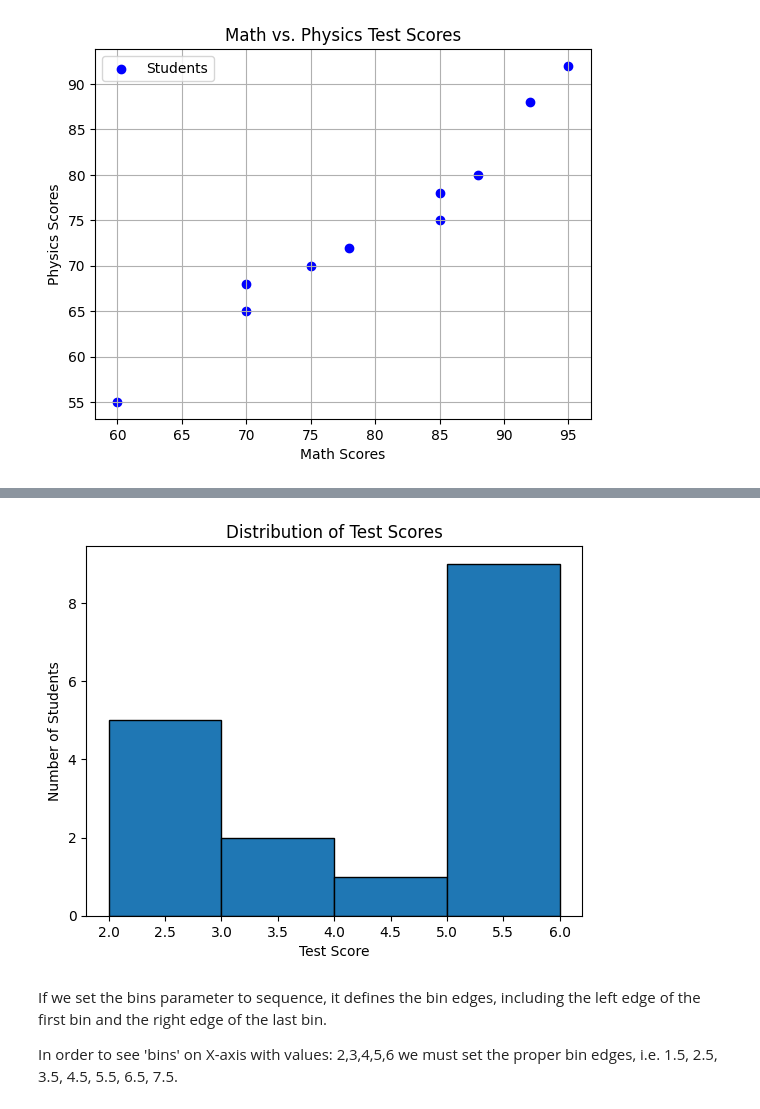
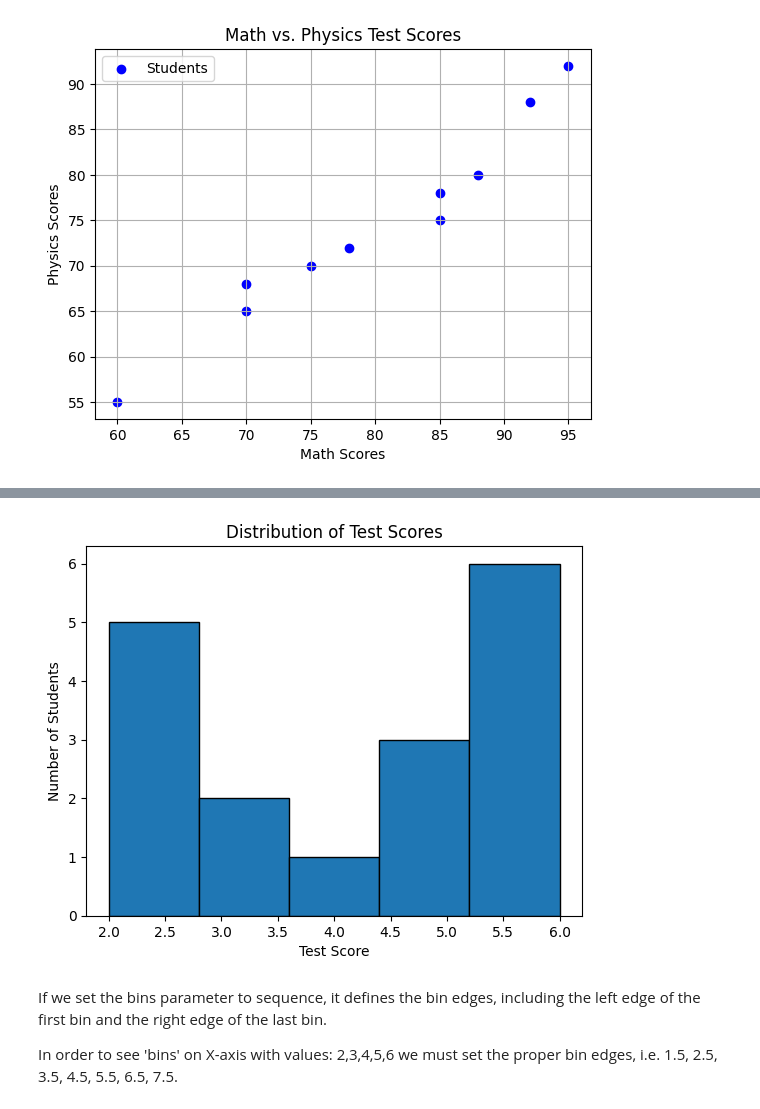
Before and after one commit to ProgressBG-Python-Course/JupyterNotebooksExamples, a Jupyter notebook: Notebooks/matplotlib_pandas_seaborn/matplotlib/matplotlib_plot_types.ipynb, the cells around one changed output, grey strips where cells are left out. Drawn from its saved outputs; the diff is of its cells as text; code cells hidden in the pictures.

```diff
--- a/Notebooks/matplotlib_pandas_seaborn/matplotlib/matplotlib_plot_types.ipynb
+++ b/Notebooks/matplotlib_pandas_seaborn/matplotlib/matplotlib_plot_types.ipynb
@@ -92,19 +92,19 @@ The choice of bin size can be important because it affects how the data is group
 # %%
 # Sample data (test scores for a class of students)
 scores = np.array([2,2,2,2,2,3,3,4,5,5,5,6,6,6,6,6,6],dtype="int")
 
 # Create the histogram
-plt.hist(scores, bins=4, edgecolor='black')
+plt.hist(scores, bins=5, edgecolor='black')
 
 # Add labels and title
 plt.xlabel('Test Score')
 plt.ylabel('Number of Students')
 plt.title('Distribution of Test Scores')
 
 # Show the plot
 plt.show()
 # %% [output]
-[figure, old version]
+[figure, new version]
 # %% [markdown]
 If we set the bins parameter to sequence, it defines the bin edges, including the left edge of the first bin and the right edge of the last bin.
 
```
Also changed, not shown: parts of 10 cells of this notebook, 2 other files.
